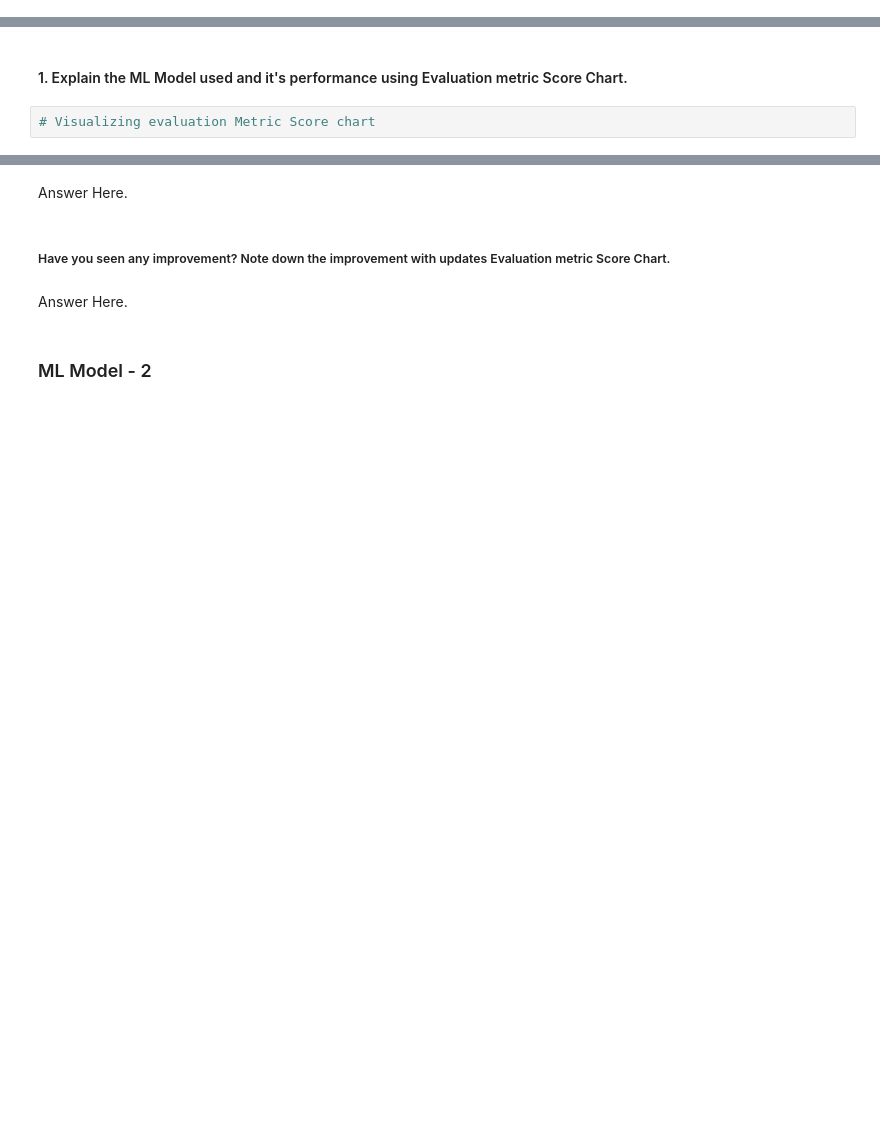
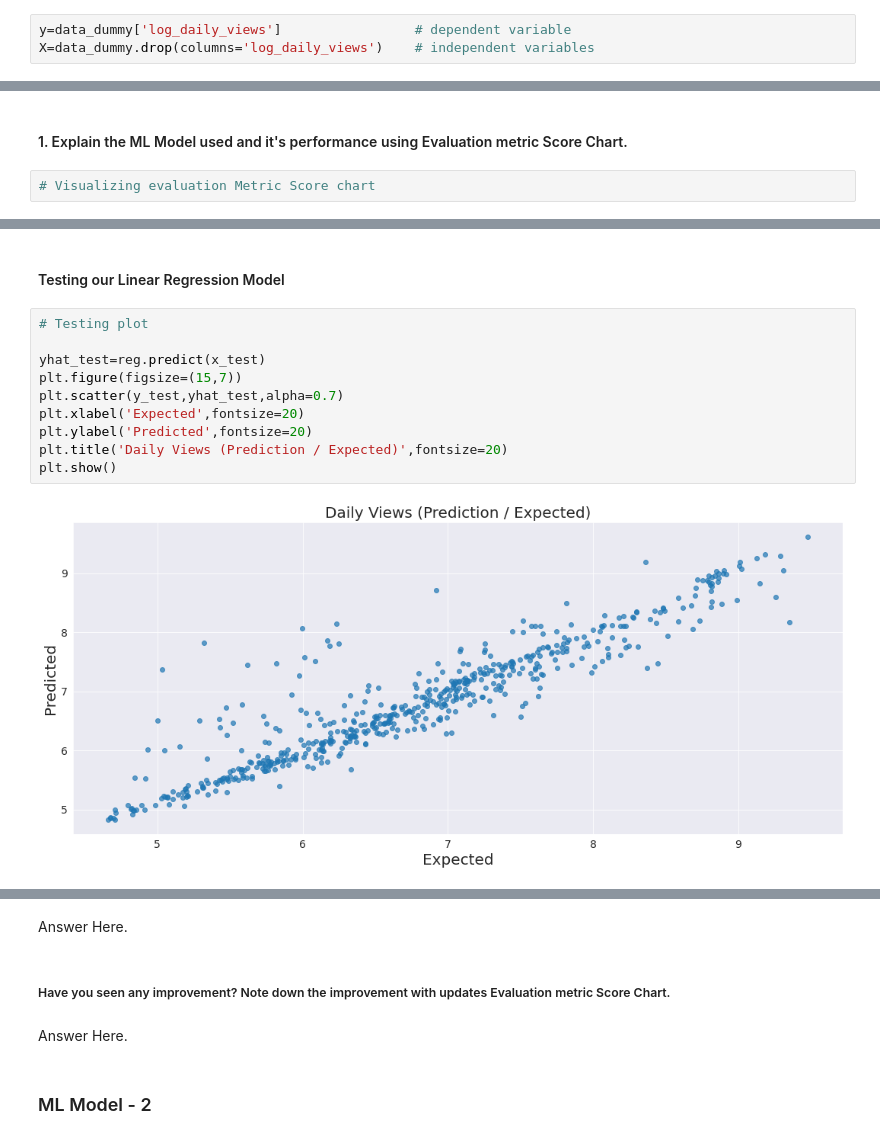
Before and after one commit to rajathAgalkote/TedTalksViewsPrediction_MLRegression, a Jupyter notebook: TED_Talks_Prediction_Regression_ML.ipynb, the cells around one changed output, grey strips where cells are left out. Cells and saved outputs as stored; diff of their text form; blank space fills up the shorter version.

```diff
--- a/TED_Talks_Prediction_Regression_ML.ipynb
+++ b/TED_Talks_Prediction_Regression_ML.ipynb
@@ -1478,0 +1440,3 @@ Answer Here.
+# %%
+y=data_dummy['log_daily_views']                 # dependent variable
+X=data_dummy.drop(columns='log_daily_views')    # independent variables
@@ -1500,0 +1569,14 @@ Answer Here.
+# %% [markdown]
+#### Testing our Linear Regression Model
+# %%
+# Testing plot
+
+yhat_test=reg.predict(x_test)
+plt.figure(figsize=(15,7))
+plt.scatter(y_test,yhat_test,alpha=0.7)
+plt.xlabel('Expected',fontsize=20)
+plt.ylabel('Predicted',fontsize=20)
+plt.title('Daily Views (Prediction / Expected)',fontsize=20)
+plt.show()
+# %% [output]
+[figure, added]
```
Also changed, not shown: parts of 117 cells of this notebook.
